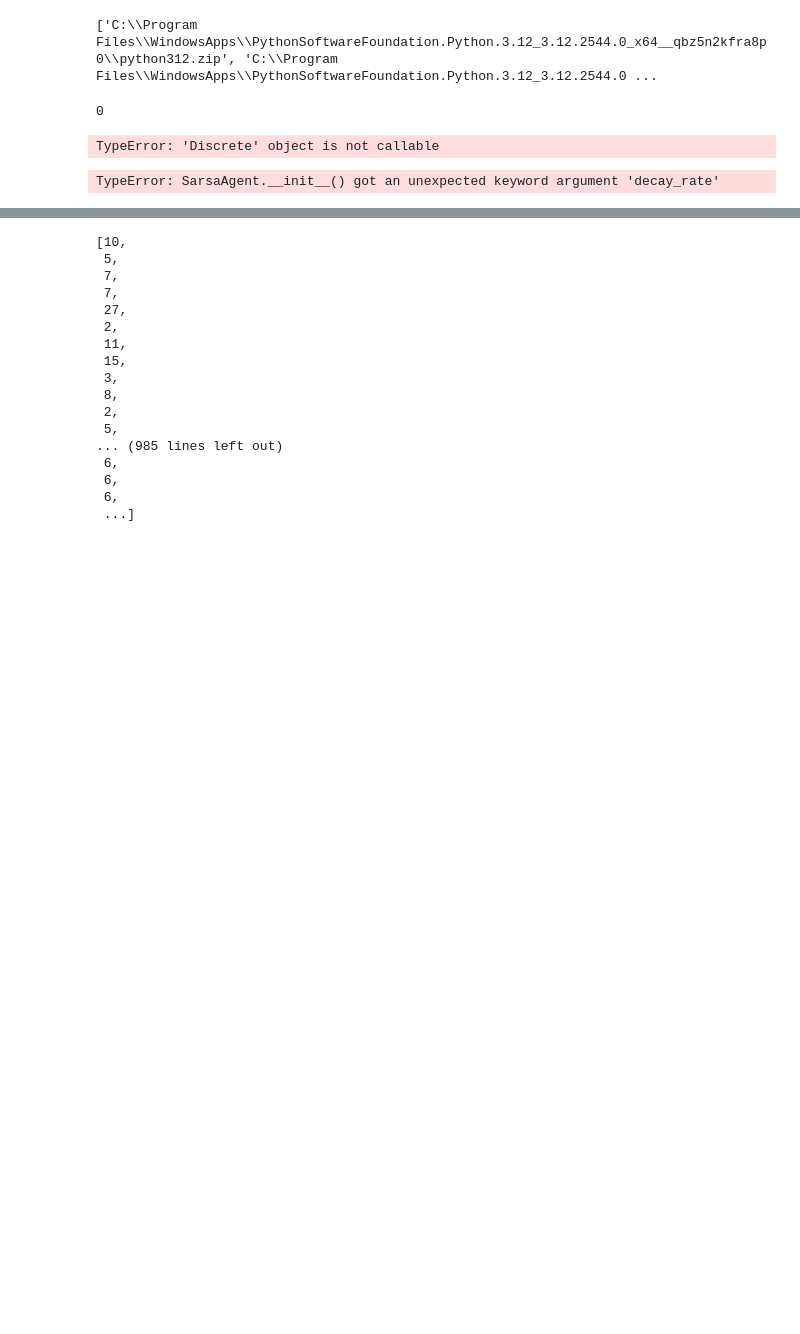
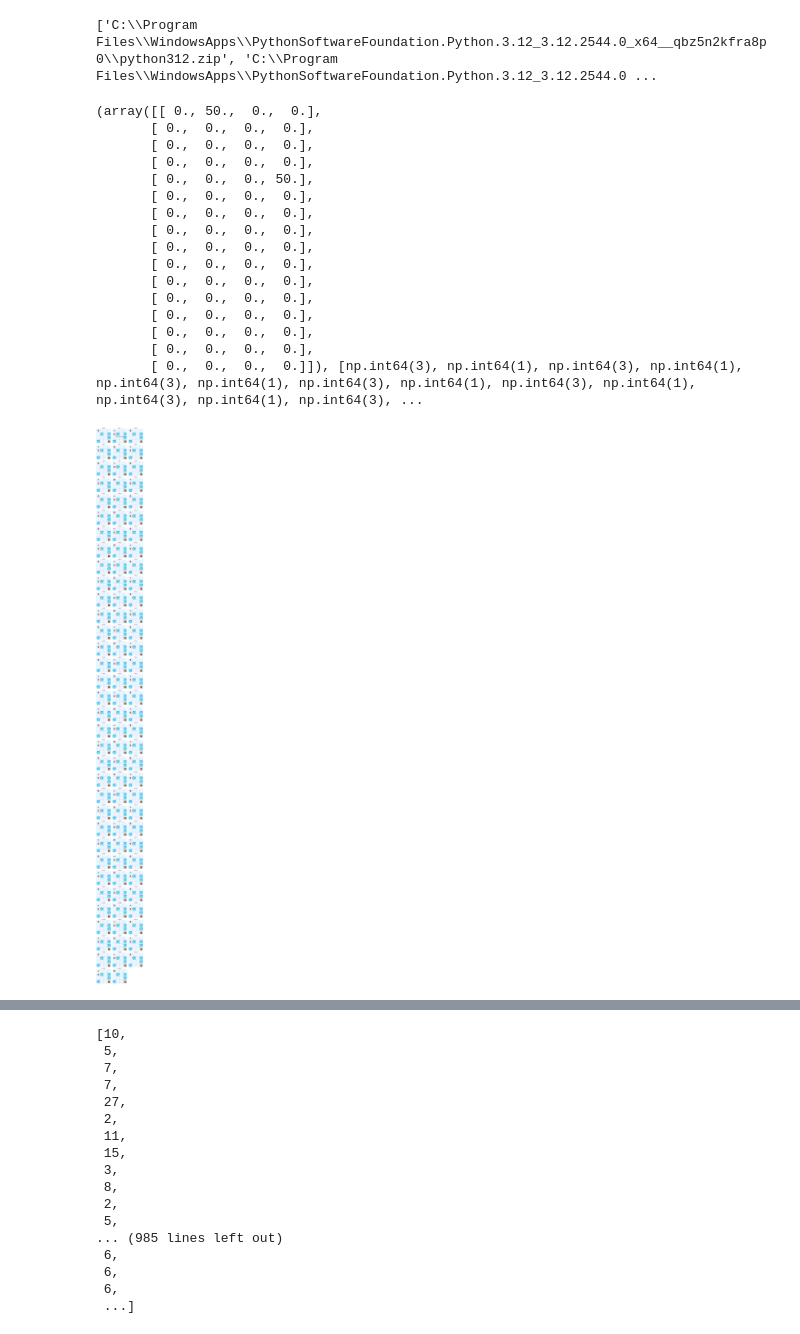
Before and after one commit to pedrojosefernandez1/RL_FCPSSL, a Jupyter notebook: Estudio_1.ipynb, the cells around one changed output, grey strips where cells are left out. Saved outputs shown, nothing was run; the diff lists cells and outputs as text; code cells hidden in the pictures; blank space fills up the shorter version.

```diff
--- a/Estudio_1.ipynb
+++ b/Estudio_1.ipynb
@@ -73,33 +73,41 @@ print(sys.path)
 from plotting import plot_episode_rewards, plot_len_episodes, render_episode
 # %% [output]
 ['C:\\Program Files\\WindowsApps\\PythonSoftwareFoundation.Python.3.12_3.12.2544.0_x64__qbz5n2kfra8p0\\python312.zip', 'C:\\Program Files\\WindowsApps\\PythonSoftwareFoundation.Python.3.12_3.12.2544.0 ...
-# %%
-env2 = gym.make('Taxi-v3', is_slippery=False, map_name="4x4", render_mode="rgb_array") # No resbaladizo para entender mejor los resultados.
-state, _ = env2.reset(seed=32)
-print(state)
-print(env2.action_space(4))
-next_state, reward, terminated, truncated, info = env2.step(1)
-print(next_state)
-print(env2.action_space)
-# %% [output]
-0
-TypeError: 'Discrete' object is not callable
 # %%
-from agents import MonteCarloEpsilonSoftAgent, MonteCarloEpsilonGreedyAgent, SarsaAgent
+from agents import MonteCarloEpsilonSoftAgent, MonteCarloEpsilonGreedyAgent, SarsaEpsilonGreedyAgent
 #env = gym.make("FrozenLake-v1", is_slippery=True, render_mode=None)
 #n_episodes = 10000
-n_episodes = 10000
+n_episodes = 20000
 #env = gym.make('FrozenLake-v1', is_slippery=False, map_name="4x4", render_mode="rgb_array", max_episode_steps=500) # No resbaladizo para entender mejor los resultados.
 #env = gym.make('Taxi-v3', render_mode="rgb_array") # No resbaladizo para entender mejor los resultados.
 env = gym.make('FrozenLake-v1', is_slippery=False, map_name="4x4", render_mode="rgb_array") # No resbaladizo para entender mejor los resultados.
 env2 = gym.make('FrozenLake-v1', is_slippery=False, map_name="4x4", render_mode="ansi") # No resbaladizo para entender mejor los resultados.
 
 #agent = MonteCarloEpsilonSoftAgent(env, epsilon=0.4, decay_rate=1)
-agent = SarsaAgent(env, epsilon=1, decay_rate=0.999, min_epsilon=0)
+agent = SarsaEpsilonGreedyAgent(env, epsilon=1, gamma=0.99, alpha=0.7, epsilon_decay=0.995, min_epsilon=0.2)
 
 agent.train(n_episodes, render_interval=5000, video_path='videos')
 
 stats = agent.stats()
+
+print(agent.pi_star())
+
 render_episode(agent.pi_star()[1], env)
 # %% [output]
-TypeError: SarsaAgent.__init__() got an unexpected keyword argument 'decay_rate'
+(array([[ 0., 50.,  0.,  0.],
+       [ 0.,  0.,  0.,  0.],
+       [ 0.,  0.,  0.,  0.],
+       [ 0.,  0.,  0.,  0.],
+       [ 0.,  0.,  0., 50.],
+       [ 0.,  0.,  0.,  0.],
+       [ 0.,  0.,  0.,  0.],
+       [ 0.,  0.,  0.,  0.],
+       [ 0.,  0.,  0.,  0.],
+       [ 0.,  0.,  0.,  0.],
+       [ 0.,  0.,  0.,  0.],
+       [ 0.,  0.,  0.,  0.],
+       [ 0.,  0.,  0.,  0.],
+       [ 0.,  0.,  0.,  0.],
+       [ 0.,  0.,  0.,  0.],
+       [ 0.,  0.,  0.,  0.]]), [np.int64(3), np.int64(1), np.int64(3), np.int64(1), np.int64(3), np.int64(1), np.int64(3), np.int64(1), np.int64(3), np.int64(1), np.int64(3), np.int64(1), np.int64(3), ...
+[figure, added]
```
Also changed, not shown: parts of 3 cells of this notebook, 6 other files.
